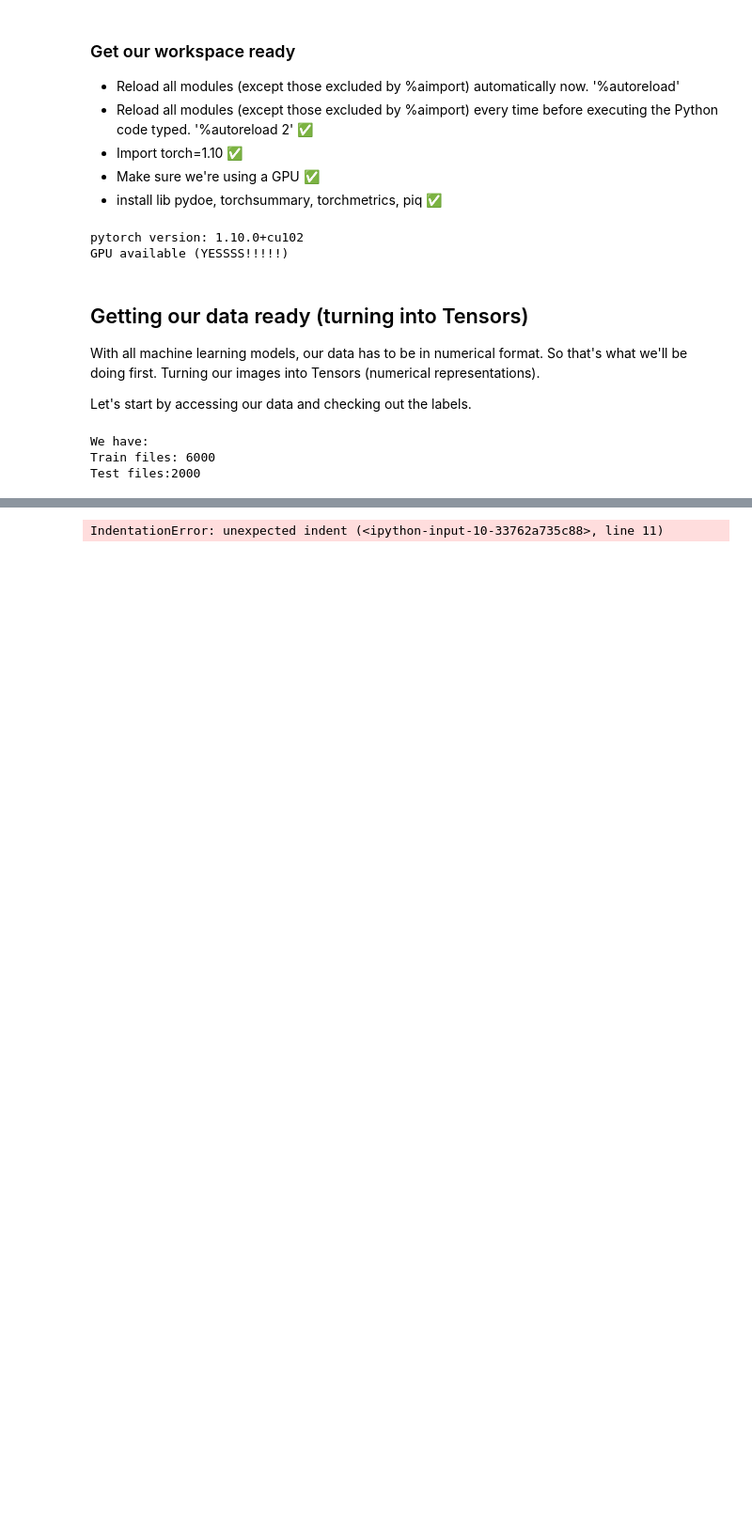
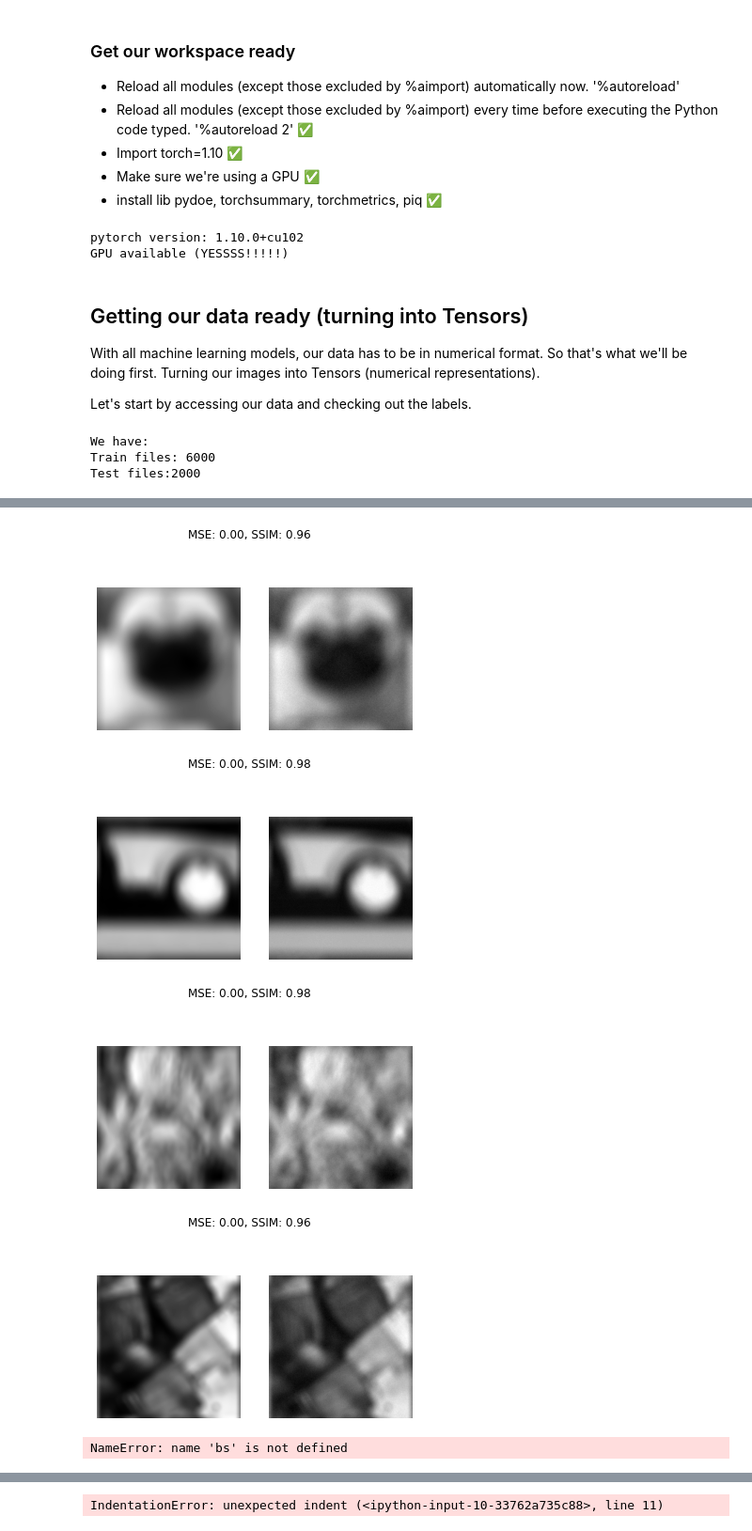
Before and after one commit to tharaaali/rgdn-optimizer-based-deconvolution, a Jupyter notebook: end-to-end-non-blind-deconvolution.ipynb, the cells around one changed output, grey strips where cells are left out. Shown at 94% size. Cells and saved outputs as stored; diff of their text form; code cells hidden in the pictures; blank space fills up the shorter version.

```diff
--- a/end-to-end-non-blind-deconvolution.ipynb
+++ b/end-to-end-non-blind-deconvolution.ipynb
@@ -45,6 +48,12 @@ DATA_DIR = "/home/jovyan/Sarasweet/rgdn-optimizer-based-deconvolution/dataFiles/
 
 #num_params for psf - for sweet project that makes psf
 num_params=5 # or 20 later!
+
+#path for already trained models folder:
+MODEL_DIR='/home/jovyan/Sarasweet/rgdn-optimizer-based-deconvolution/trainedModels/'
+
+#something for sweet project
+SHIFT = True
 # %% [markdown]
 ### Get our workspace ready
 
@@ -368,0 +632,21 @@ valid_loader = get_dataloaders(data_files=X_val,
+# %%
+
+# get the next iteration of dataset sample
+y, x_gt, k, kt = next(iter(test_loader))
+
+#get the recoverd photo from our model
+res = model(y, k, kt)
+
+x_hat=out_model_to_numpy(res)
+y_np,x_gt_np,k_np,kt_np=data_to_numpy(y,x_gt,k,kt)
+
+for id_img in range(n_imgs):
+    res_conv_k= fft_conv(x_hat[id_img], k_np[id_img])
+
+
+    compare_images(res_conv_k, y_np[id_img], "input to model vs. output*K")
+# %% [output]
+[figure, added]
+[figure, added]
+[figure, added]
+[figure, added]
@@ -369,3 +683,36 @@ valid_loader = get_dataloaders(data_files=X_val,
+# %%
+n_rows= len(y)
+
+fig, axs = plt.subplots(nrows=bs, ncols=3, figsize=figsize)
+plt.subplots_adjust(left=None, bottom=None, right=None, top=None, wspace=0.1, hspace=0.1)
+
+for j in range(n_rows):
+            x_hat = res[-1][j].detach().cpu().squeeze(0).numpy()
+
+            for i in range(5):
+                axs[j][i].axis('off')
+
+            if SHIFT:
+                kj = shift(k[j].squeeze(0).cpu().numpy())
+            else:
+                kj = k[j].squeeze(0).cpu().numpy()
+
+            axs[j][0].imshow(kj, cmap='gray')
+            axs[j][0].set_title("PSF")
+
+            axs[j][1].imshow(x_gt[j][0, :, :].cpu().numpy(), cmap='gray')
+            axs[j][1].set_title("Ground truth")
+
+            axs[j][2].imshow(x_hat, cmap='gray')
+            axs[j][2].set_title("Recovered-model trained WITHOUT noise")
+
+#             axs[j][3].imshow(x_hatNoise, cmap='gray')
+#             axs[j][3].set_title("Recovered+Noise")
+
+            axs[j][4].imshow(y[j][0, :, :].cpu().numpy(), cmap='gray')
+            axs[j][4].set_title("Blurred image")
+# %% [output]
+NameError: name 'bs' is not defined
 # %%
 
 # train_loader = get_dataloaders(data_files=train_files,
```
Also changed, not shown: parts of 18 cells of this notebook, 8 other files.
